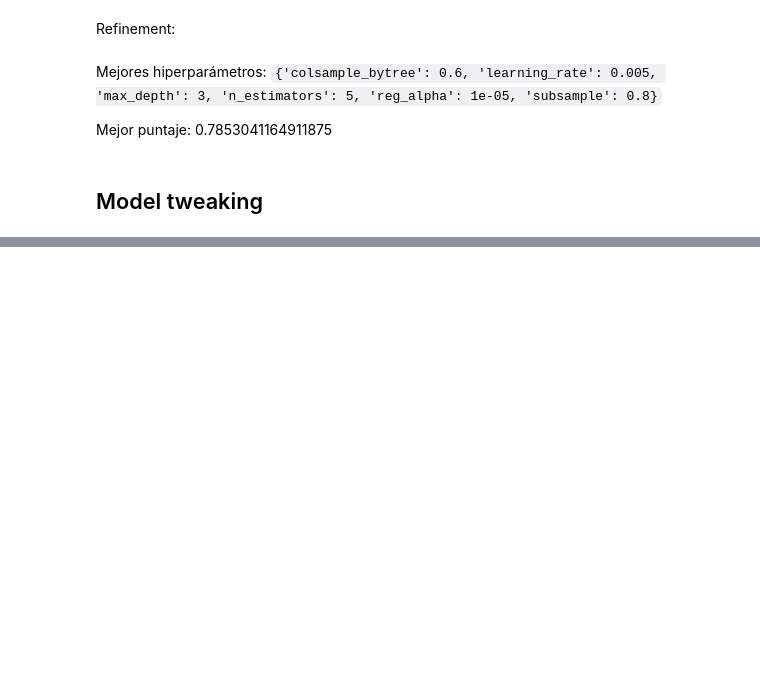
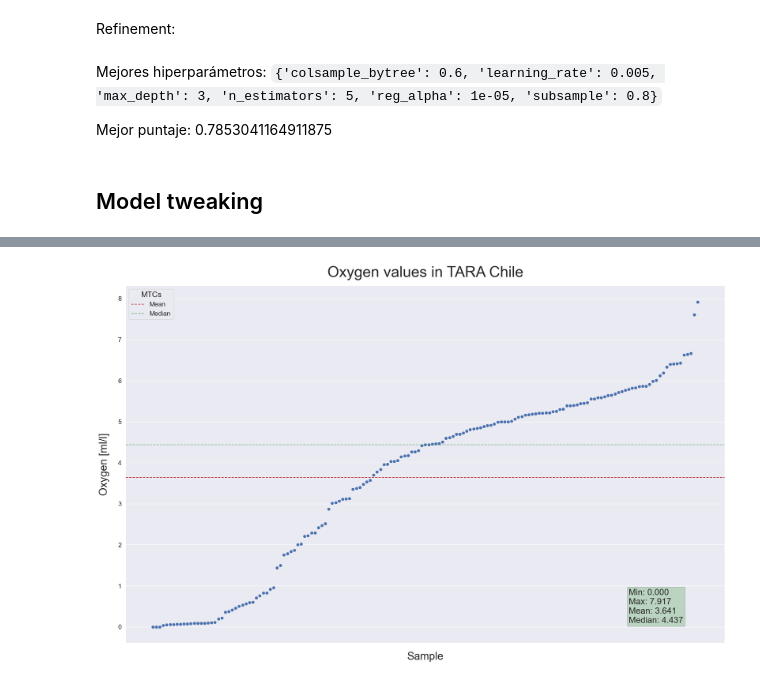
Before and after one commit to Jotapeishh/tara_satellite_genomic, a Jupyter notebook: 02_codes/Exploration.ipynb, the cells around one changed output, grey strips where cells are left out. Saved outputs shown, nothing was run; the diff lists cells and outputs as text; code cells hidden in the pictures; blank space fills up the shorter version.

```diff
--- a/02_codes/Exploration.ipynb
+++ b/02_codes/Exploration.ipynb
@@ -1226,0 +1345,18 @@ accuracy_score(y_pred,test[target])
+# %%
+data = md_df['Oxygen [ml/l]'].sort_values()
+fig, ax = plt.subplots(figsize = (25,15))
+
+ax.set_title('Oxygen values in TARA Chile', fontsize = 35, pad = 20)
+ax.set_xticks([])
+plt.yticks(fontsize = 15)
+plt.axhline(data.mean(), linestyle='--', color = 'r', label = 'Mean')
+plt.axhline(data.median(), linestyle='--', color = 'g', label = 'Median')
+ax.set_ylabel('Oxygen [ml/l]', fontsize = 25,labelpad=20)
+ax.set_xlabel('Sample', fontsize = 25,labelpad=20)
+ax.legend(title="MTCs", fontsize = 15, title_fontsize = 18)
+plt.text(138, 0.1, f'Min: {data.min():.3f}\nMax: {data.max():.3f}\nMean: {data.mean():.3f}\nMedian: {data.median():.3f}', fontsize = 20, bbox = dict(facecolor = 'green', alpha = 0.2, ec = 'black'))
+plt.scatter(data.index,data)
+sns.set(style='darkgrid')
+plt.show()
+# %% [output]
+[figure, added]
```
Also changed, not shown: parts of 19 cells of this notebook, 2 other files.
